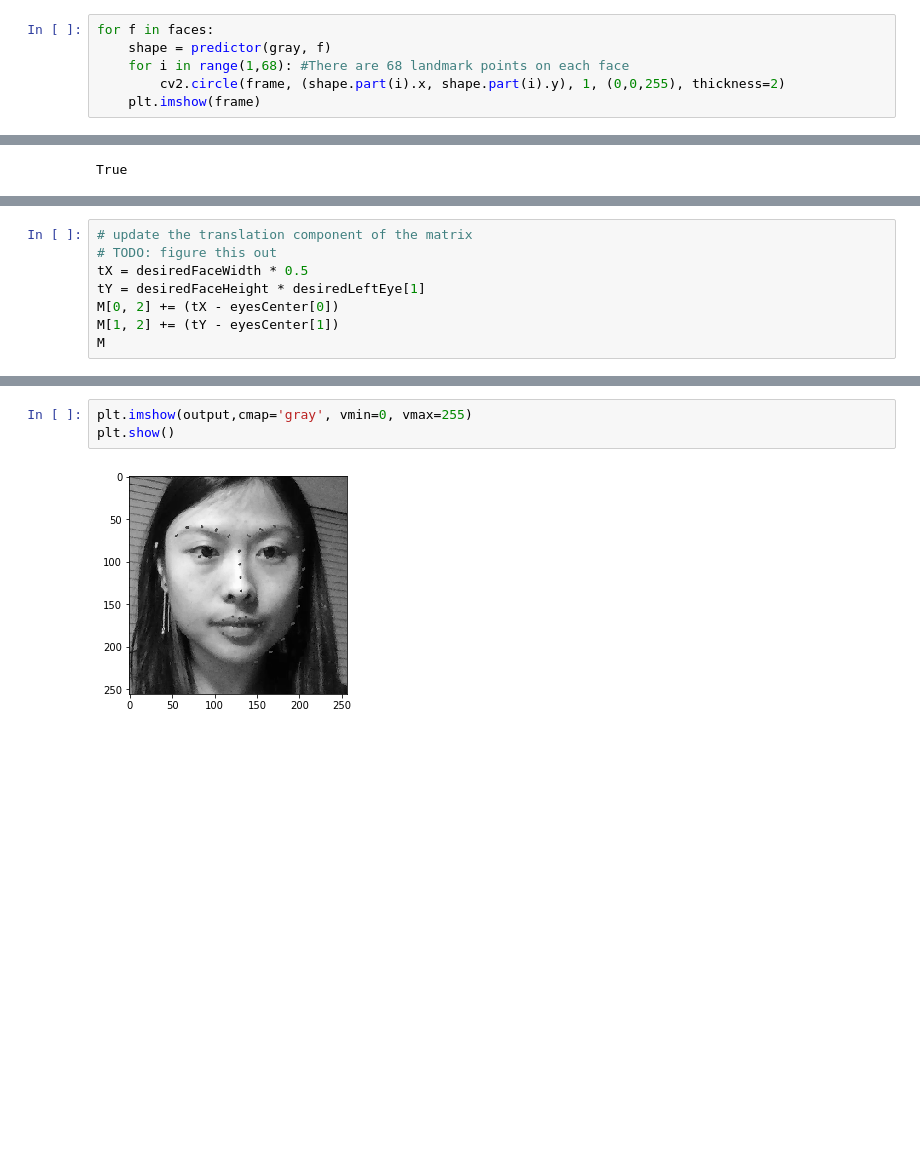
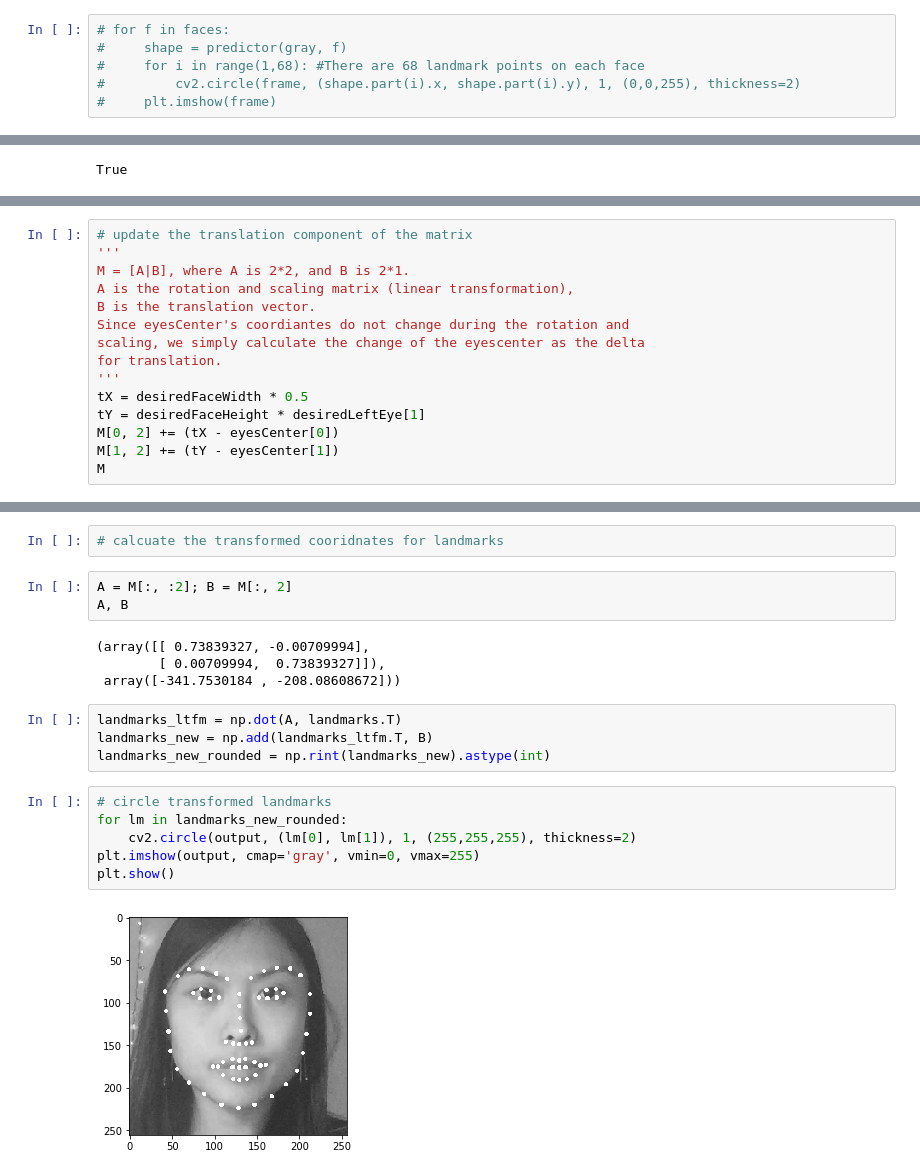
Before and after one commit to typedt/facial-emotion-recognition, a Jupyter notebook: notebooks/demo.ipynb, the cells around one changed output, grey strips where cells are left out. Saved outputs shown, nothing was run; the diff lists cells and outputs as text; blank space fills up the shorter version.

Commit message:
Rename classes in utils, add landmark affine transformation, update notebook with affine transformation validation steps

```diff
--- a/notebooks/demo.ipynb
+++ b/notebooks/demo.ipynb
@@ -34,8 +34,8 @@ len(faces)
 # %% [output]
 1
 # %%
-for f in faces:
-    shape = predictor(gray, f)
-    for i in range(1,68): #There are 68 landmark points on each face
-        cv2.circle(frame, (shape.part(i).x, shape.part(i).y), 1, (0,0,255), thickness=2)
-    plt.imshow(frame)
+# for f in faces:
+#     shape = predictor(gray, f)
+#     for i in range(1,68): #There are 68 landmark points on each face
+#         cv2.circle(frame, (shape.part(i).x, shape.part(i).y), 1, (0,0,255), thickness=2)
+#     plt.imshow(frame)
@@ -144,6 +150,13 @@ array([[ 5.56054565e-01, -1.61175236e-02,  3.28024680e+02],
 # %%
 # update the translation component of the matrix
-# TODO: figure this out
+'''
+M = [A|B], where A is 2*2, and B is 2*1.
+A is the rotation and scaling matrix (linear transformation),
+B is the translation vector.
+Since eyesCenter's coordiantes do not change during the rotation and
+scaling, we simply calculate the change of the eyescenter as the delta
+for translation.
+'''
 tX = desiredFaceWidth * 0.5
 tY = desiredFaceHeight * desiredLeftEye[1]
 M[0, 2] += (tX - eyesCenter[0])
@@ -163,5 +177,21 @@ output.shape
+# %%
+# calcuate the transformed cooridnates for landmarks
+# %%
+A = M[:, :2]; B = M[:, 2]
+A, B
+# %% [output]
+(array([[ 0.73839327, -0.00709994],
+        [ 0.00709994,  0.73839327]]),
+ array([-341.7530184 , -208.08608672]))
+# %%
+landmarks_ltfm = np.dot(A, landmarks.T)
+landmarks_new = np.add(landmarks_ltfm.T, B)
+landmarks_new_rounded = np.rint(landmarks_new).astype(int)
 # %%
-plt.imshow(output,cmap='gray', vmin=0, vmax=255)
+# circle transformed landmarks
+for lm in landmarks_new_rounded:
+    cv2.circle(output, (lm[0], lm[1]), 1, (255,255,255), thickness=2)
+plt.imshow(output, cmap='gray', vmin=0, vmax=255)
 plt.show()
 # %% [output]
-[figure, old version]
+[figure, new version]
```
Also changed, not shown: parts of 13 cells of this notebook, 2 other files.
